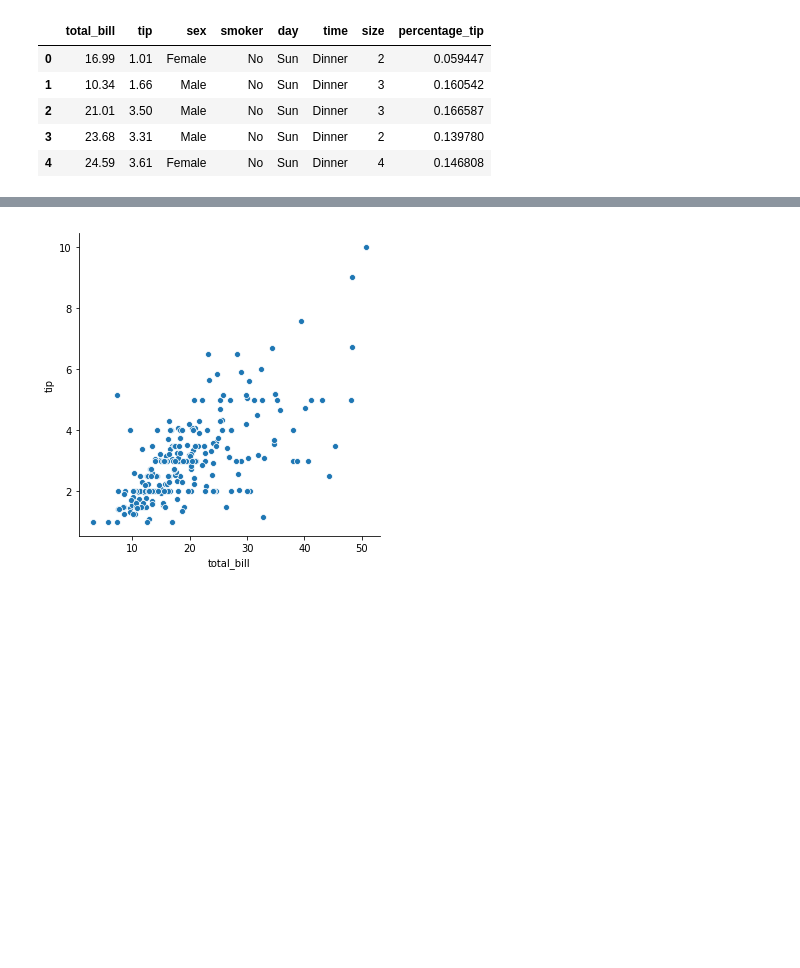
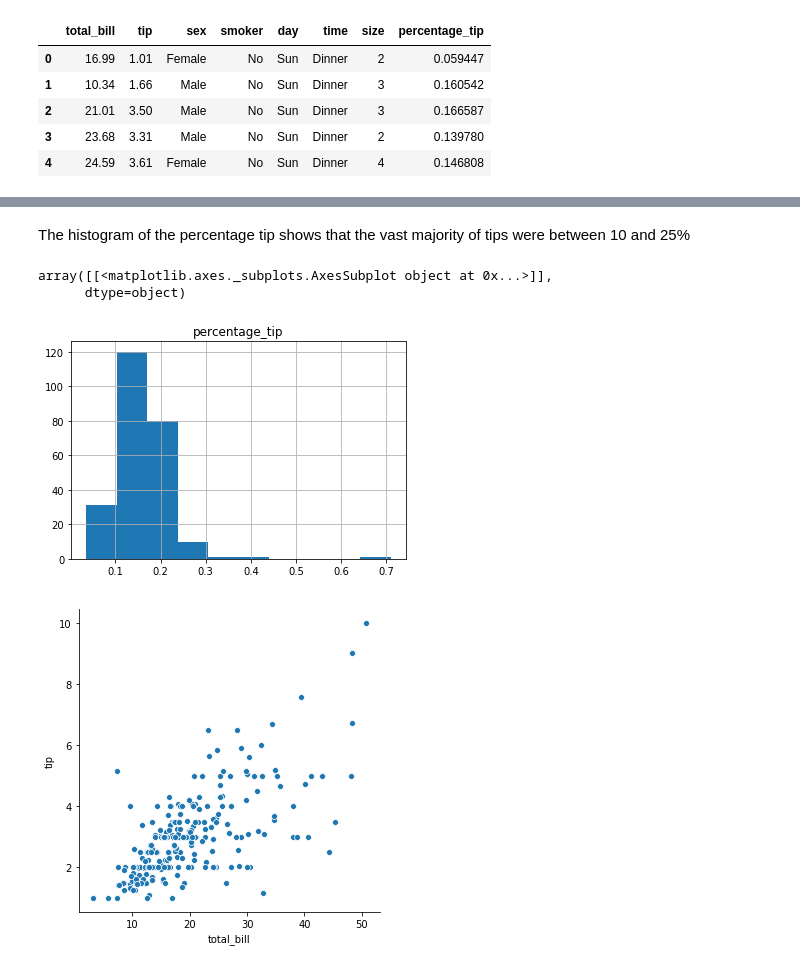
Before and after one commit to michealcannon/fundamentals-project, a Jupyter notebook: Tips Dataset.ipynb, the cells around one changed output, grey strips where cells are left out. Saved outputs shown, nothing was run; the diff lists cells and outputs as text; code cells hidden in the pictures; blank space fills up the shorter version.

Commit message:
added histogram of percentage tip with description

```diff
--- a/Tips Dataset.ipynb
+++ b/Tips Dataset.ipynb
@@ -97,3 +111,11 @@ tips.head() # show first 5 lines of "tips"
+# %% [markdown]
+The histogram of the percentage tip shows that the vast majority of tips were between 10 and 25%
+# %%
+tips.hist( column =['percentage_tip'],) # show histogram of "percentage tip" column from dataset
+# %% [output]
+array([[<matplotlib.axes._subplots.AxesSubplot object at 0x...>]],
+      dtype=object)
+[figure, added]
 # %%
 sns.relplot(x="total_bill", y="tip", data=tips); # scatterplot of total bill(x axis) against tip(y axis) from data in tips dataset
 # %% [output]
```
Also changed, not shown: parts of 3 cells of this notebook.
